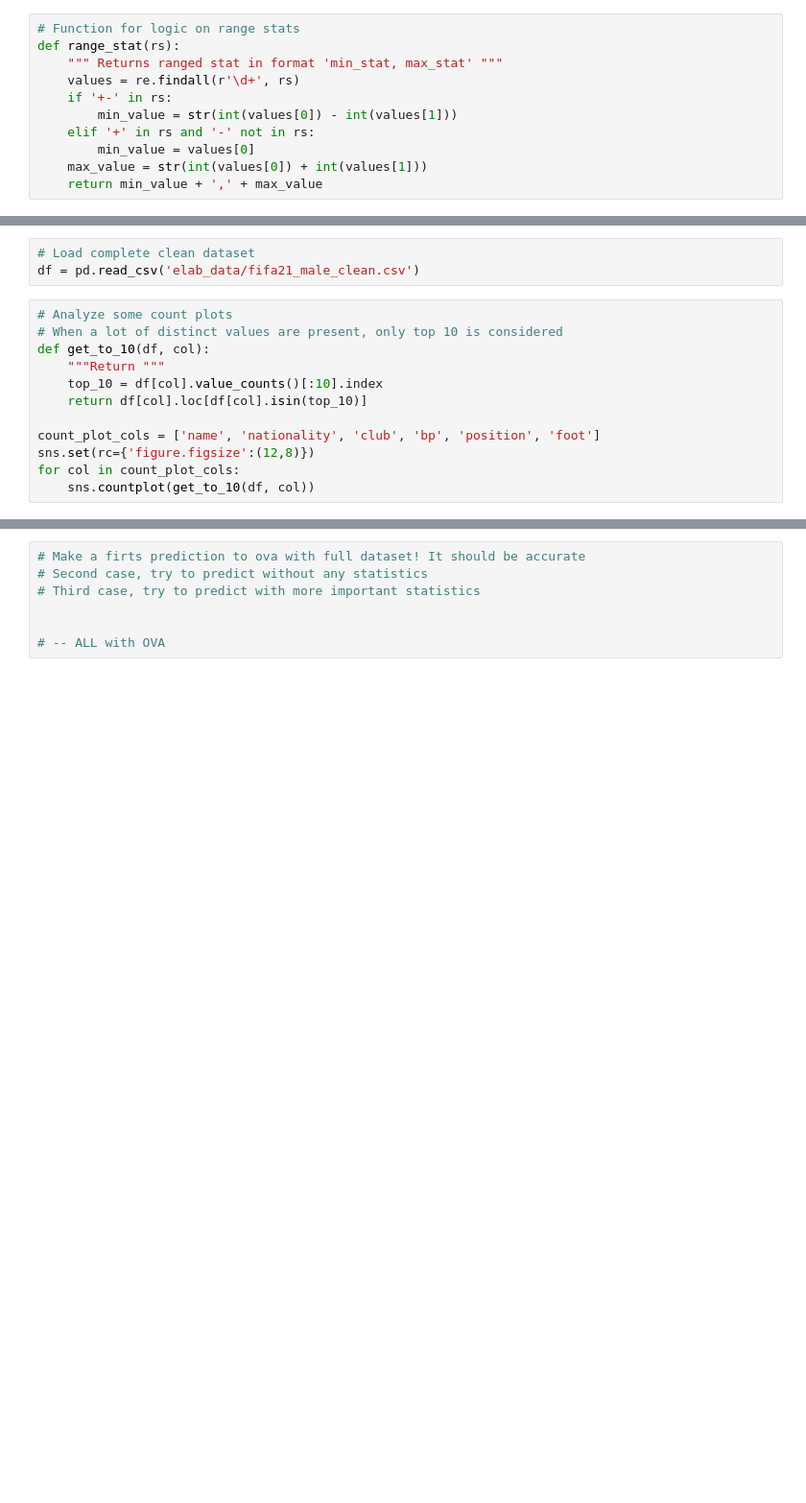
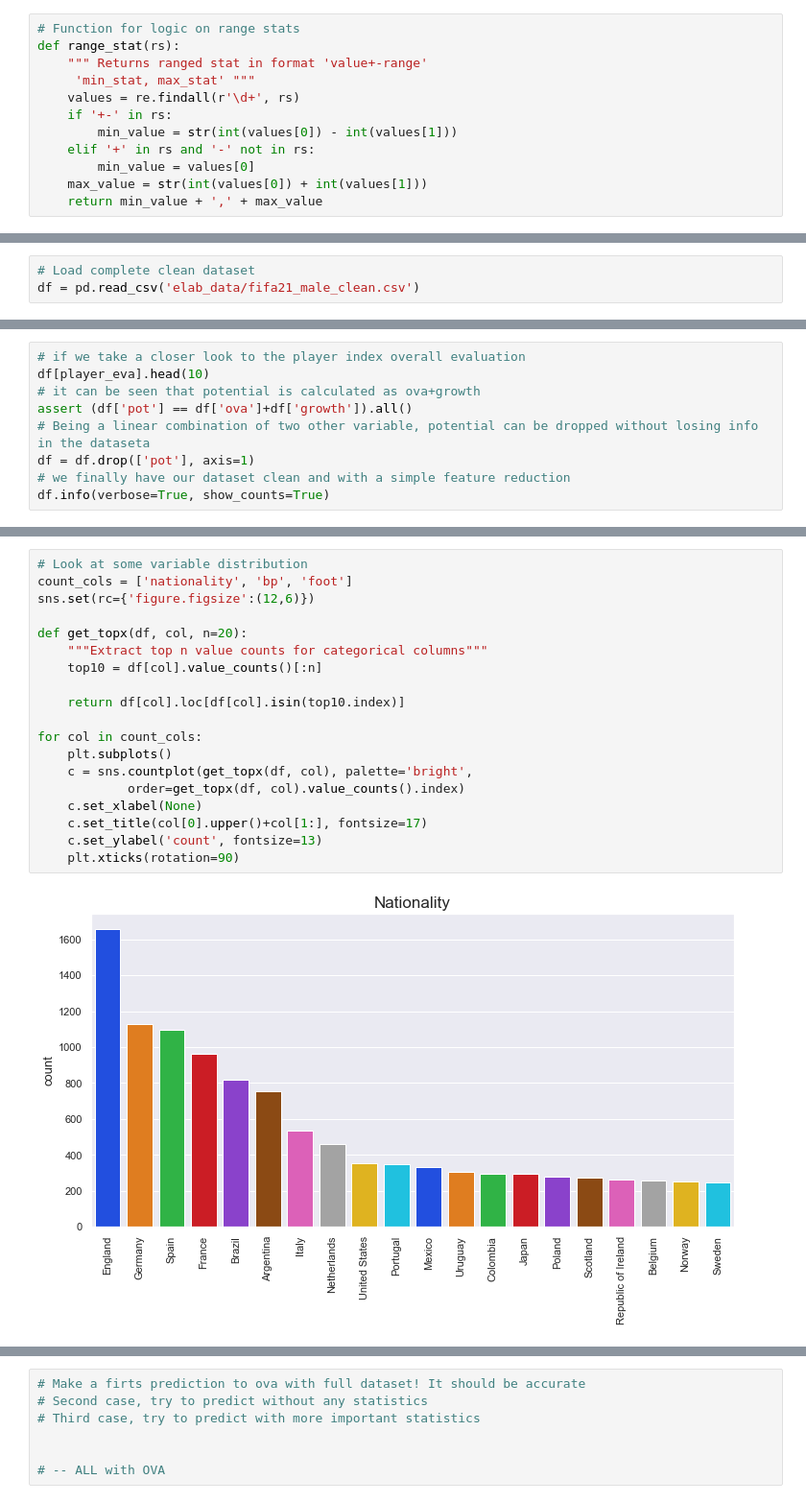
Before and after one commit to Edoardo1996/data_mid_bootcamp_project_FIFA_MoneyBall, a Jupyter notebook: main.ipynb, the cells around one changed output, grey strips where cells are left out. Shown at 96% size. Cells and saved outputs as stored; diff of their text form; blank space fills up the shorter version.

```diff
--- a/main.ipynb
+++ b/main.ipynb
@@ -230,7 +228,8 @@ df = df.dropna()
 # %%
 # Function for logic on range stats
 def range_stat(rs):
-    """ Returns ranged stat in format 'min_stat, max_stat' """
+    """ Returns ranged stat in format 'value+-range'
+     'min_stat, max_stat' """
     values = re.findall(r'\d+', rs)
     if '+-' in rs:
         min_value = str(int(values[0]) - int(values[1]))
@@ -306,15 +306,3 @@ memory usage: 15.8+ MB
 # %%
 # Load complete clean dataset
 df = pd.read_csv('elab_data/fifa21_male_clean.csv')
-# %%
-# Analyze some count plots
-# When a lot of distinct values are present, only top 10 is considered
-def get_to_10(df, col):
-    """Return """
-    top_10 = df[col].value_counts()[:10].index
-    return df[col].loc[df[col].isin(top_10)]
-
-count_plot_cols = ['name', 'nationality', 'club', 'bp', 'position', 'foot']
-sns.set(rc={'figure.figsize':(12,8)})
-for col in count_plot_cols:
-    sns.countplot(get_to_10(df, col))
@@ -387,0 +318,9 @@ df.corr(method='pearson')[(df.corr() > 0.5) | (df.corr() < -0.5)]
+# %%
+# if we take a closer look to the player index overall evaluation
+df[player_eva].head(10)
+# it can be seen that potential is calculated as ova+growth
+assert (df['pot'] == df['ova']+df['growth']).all()
+# Being a linear combination of two other variable, potential can be dropped without losing info in the dataseta
+df = df.drop(['pot'], axis=1)
+# we finally have our dataset clean and with a simple feature reduction
+df.info(verbose=True, show_counts=True)
@@ -387,0 +345,21 @@ df.corr(method='pearson')[(df.corr() > 0.5) | (df.corr() < -0.5)]
+# %%
+# Look at some variable distribution
+count_cols = ['nationality', 'bp', 'foot']
+sns.set(rc={'figure.figsize':(12,6)})
+
+def get_topx(df, col, n=20):
+    """Extract top n value counts for categorical columns"""
+    top10 = df[col].value_counts()[:n]
+
+    return df[col].loc[df[col].isin(top10.index)]
+
+for col in count_cols:
+    plt.subplots()
+    c = sns.countplot(get_topx(df, col), palette='bright',
+            order=get_topx(df, col).value_counts().index)
+    c.set_xlabel(None)
+    c.set_title(col[0].upper()+col[1:], fontsize=17)
+    c.set_ylabel('count', fontsize=13)
+    plt.xticks(rotation=90)
+# %% [output]
+[figure, added]
```
Also changed, not shown: parts of 26 cells of this notebook, 2 other files.
